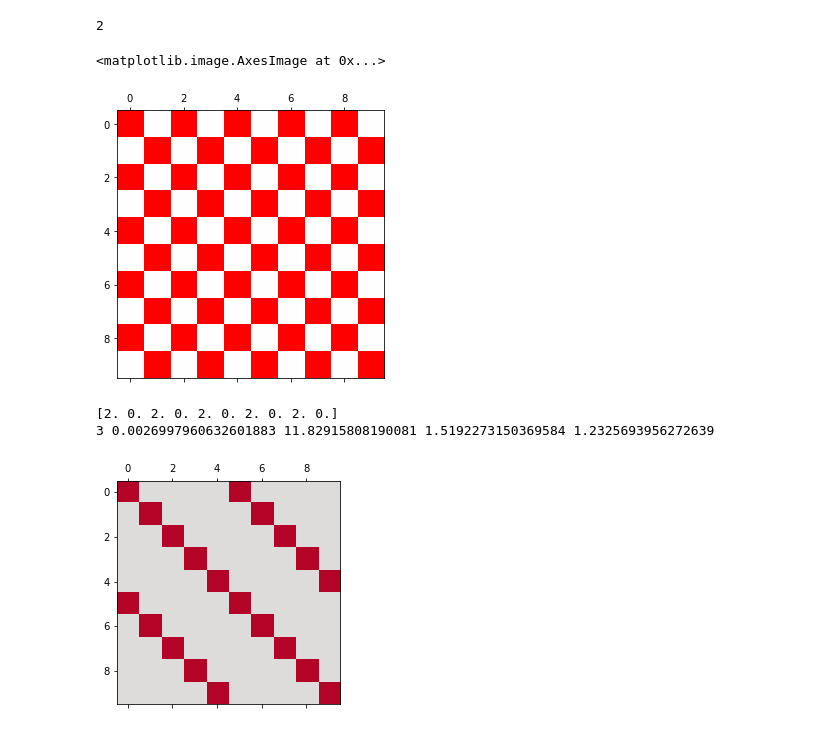
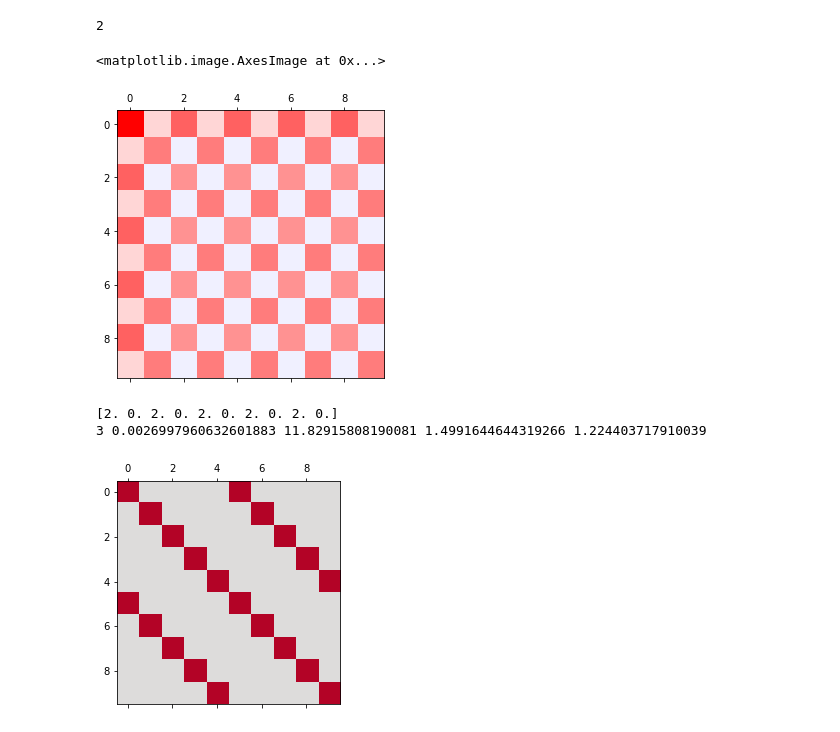
Before and after one commit to ast0815/covfit, a Jupyter notebook: projection-inflated.ipynb, the cells around one changed output. Saved outputs shown, nothing was run; the diff lists cells and outputs as text; code cells hidden in the pictures.

```diff
--- a/projection-inflated.ipynb
+++ b/projection-inflated.ipynb
@@ -15,27 +15,27 @@ dname = "projected-inflated"
 # %%
 # Projetion onto subspace
 
 A = np.array(
     [
-        [1, 1, 1, 1, 1, 1, 1, 1, 1, 1],
+        [2, 1, 1, 1, 1, 1, 1, 1, 1, 1],
         [1, -1, 1, -1, 1, -1, 1, -1, 1, -1],
     ],
     dtype=float,
 )
 
 K_DIM = len(A)
 print(K_DIM)
 A = A / np.sqrt(np.sum(A**2, axis=1, keepdims=True))
 A = A.T
 
 Q = np.linalg.inv(A.T @ A) @ A.T
 P = A @ Q
 vm = np.max(np.abs(P))
 plt.matshow(P, vmax=vm, vmin=-vm, cmap="bwr")
 # %% [output]
 2
 <matplotlib.image.AxesImage at 0x...>
-[figure, old version]
+[figure, new version]
 # %%
 p_datasets = {}
 for name, data in datasets.items():
@@ -62,7 +62,7 @@ print(np.linalg.eig(cov_worst)[0])
 data_worst = np.random.default_rng().multivariate_normal(
     mean=np.zeros(K_DIM), cov=cov_worst_p, size=N_POINTS * 4
 )
-dist_worst = naive(data_worst)
+dist_worst = naive(data_worst, cov=Q @ Q.T)
 
 
 # Try to be conservative up to N sigma effects
@@ -76,10 +76,10 @@ print(sigma_crit, p_crit, x_crit_prime, alpha, np.sqrt(alpha))
 
 del data_worst
 
-dist = lambda x: inflated(x, alpha=alpha)
+dist = lambda x: inflated(x, alpha=alpha, cov=Q @ Q.T)
 # %% [output]
 [2. 0. 2. 0. 2. 0. 2. 0. 2. 0.]
-3 0.0026997960632601883 11.82915808190081 1.5192273150369584 1.2325693956272639
+3 0.0026997960632601883 11.82915808190081 1.4991644644319266 1.224403717910039
 [figure]
 # %%
 # Compute distances
```
Also changed, not shown: parts of 2 cells of this notebook, 6 other files.
